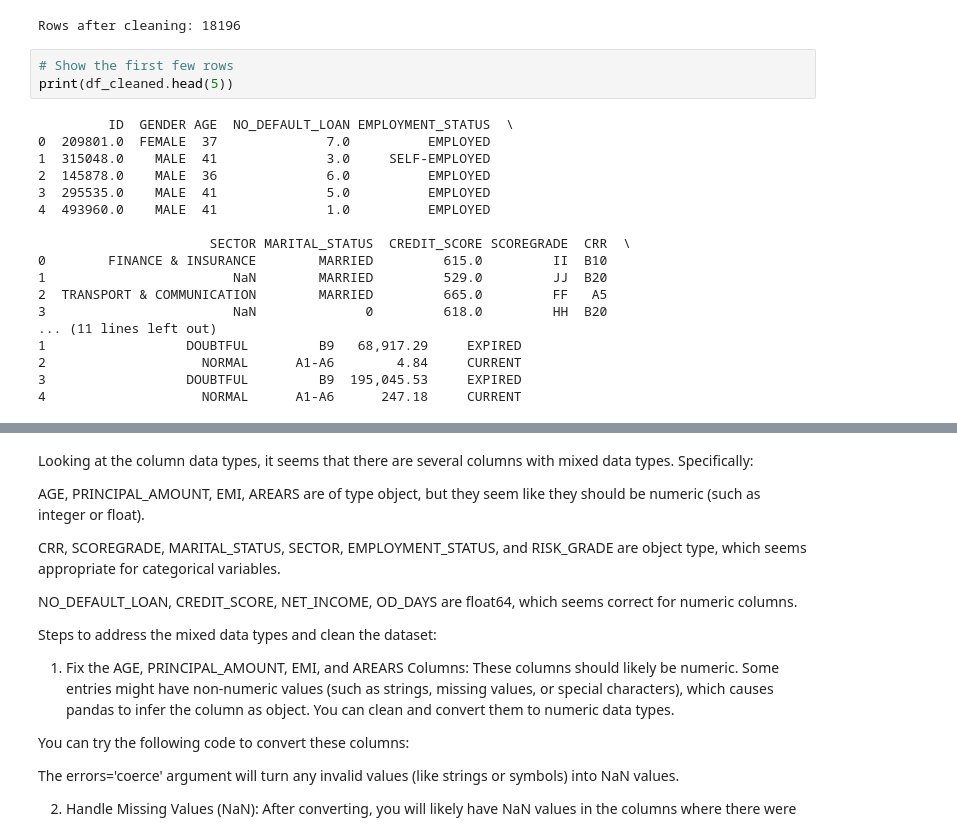
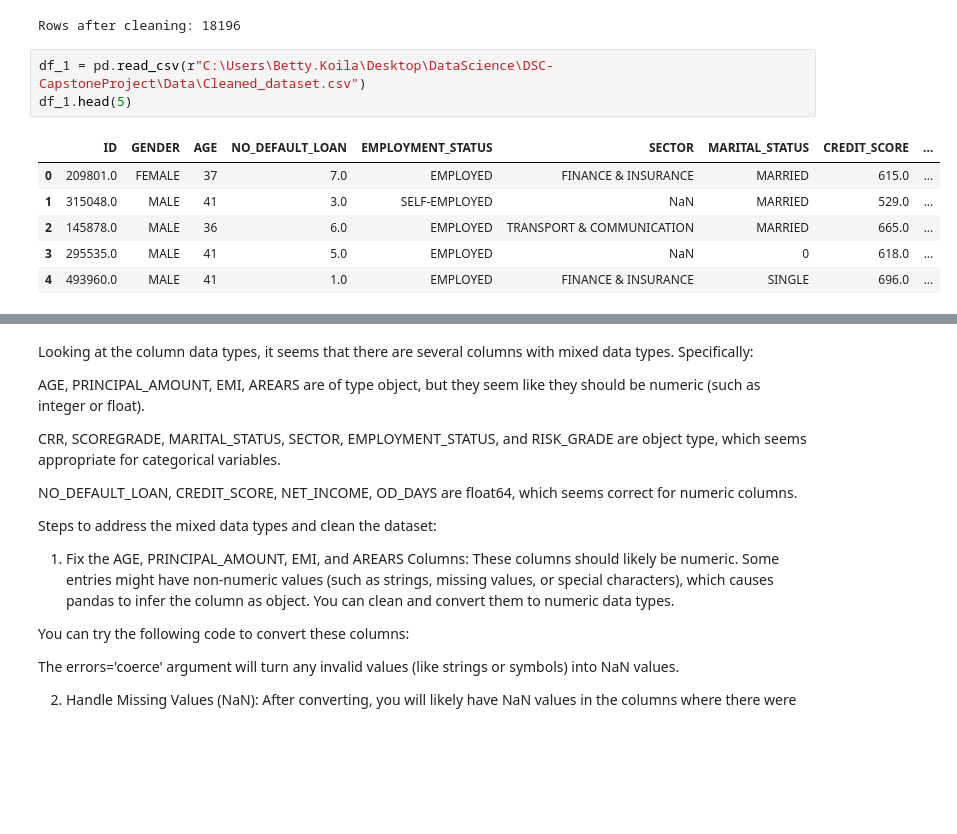
Before and after one commit to KaiFa254/SmartLender, a Jupyter notebook: notebooks/Betty.ipynb, the cells around one changed output, grey strips where cells are left out. Cells and saved outputs as stored; diff of their text form; blank space fills up the shorter version.

```diff
--- a/notebooks/Betty.ipynb
+++ b/notebooks/Betty.ipynb
@@ -92,24 +92,13 @@ print("Rows after cleaning:", df_cleaned.shape[0])
 df_cleaned.to_csv(r"C:\Users\Betty.Koila\Desktop\DataScience\DSC-CapstoneProject\Data\Cleaned_dataset.csv", index=False)
 # %% [output]
 Rows after cleaning: 18196
-# %%
-# Show the first few rows
-print(df_cleaned.head(5))
-# %% [output]
-         ID  GENDER AGE  NO_DEFAULT_LOAN EMPLOYMENT_STATUS  \
-0  209801.0  FEMALE  37              7.0          EMPLOYED
-1  315048.0    MALE  41              3.0     SELF-EMPLOYED
-2  145878.0    MALE  36              6.0          EMPLOYED
-3  295535.0    MALE  41              5.0          EMPLOYED
-4  493960.0    MALE  41              1.0          EMPLOYED
-
-                      SECTOR MARITAL_STATUS  CREDIT_SCORE SCOREGRADE  CRR  \
-0        FINANCE & INSURANCE        MARRIED         615.0         II  B10
-1                        NaN        MARRIED         529.0         JJ  B20
-2  TRANSPORT & COMMUNICATION        MARRIED         665.0         FF   A5
-3                        NaN              0         618.0         HH  B20
-... (11 lines left out)
-1                  DOUBTFUL         B9   68,917.29     EXPIRED
-2                    NORMAL      A1-A6        4.84     CURRENT
-3                  DOUBTFUL         B9  195,045.53     EXPIRED
-4                    NORMAL      A1-A6      247.18     CURRENT
+# %%
+df_1 = pd.read_csv(r"C:\Users\Betty.Koila\Desktop\DataScience\DSC-CapstoneProject\Data\Cleaned_dataset.csv")
+df_1.head(5)
+# %% [output]
+|  | ID | GENDER | AGE | NO_DEFAULT_LOAN | EMPLOYMENT_STATUS | SECTOR | MARITAL_STATUS | CREDIT_SCORE | ... |
+| 0 | 209801.0 | FEMALE | 37 | 7.0 | EMPLOYED | FINANCE & INSURANCE | MARRIED | 615.0 | ... |
+| 1 | 315048.0 | MALE | 41 | 3.0 | SELF-EMPLOYED | NaN | MARRIED | 529.0 | ... |
+| 2 | 145878.0 | MALE | 36 | 6.0 | EMPLOYED | TRANSPORT & COMMUNICATION | MARRIED | 665.0 | ... |
+| 3 | 295535.0 | MALE | 41 | 5.0 | EMPLOYED | NaN | 0 | 618.0 | ... |
+| 4 | 493960.0 | MALE | 41 | 1.0 | EMPLOYED | FINANCE & INSURANCE | SINGLE | 696.0 | ... |
```
Also changed, not shown: parts of 6 cells of this notebook.
